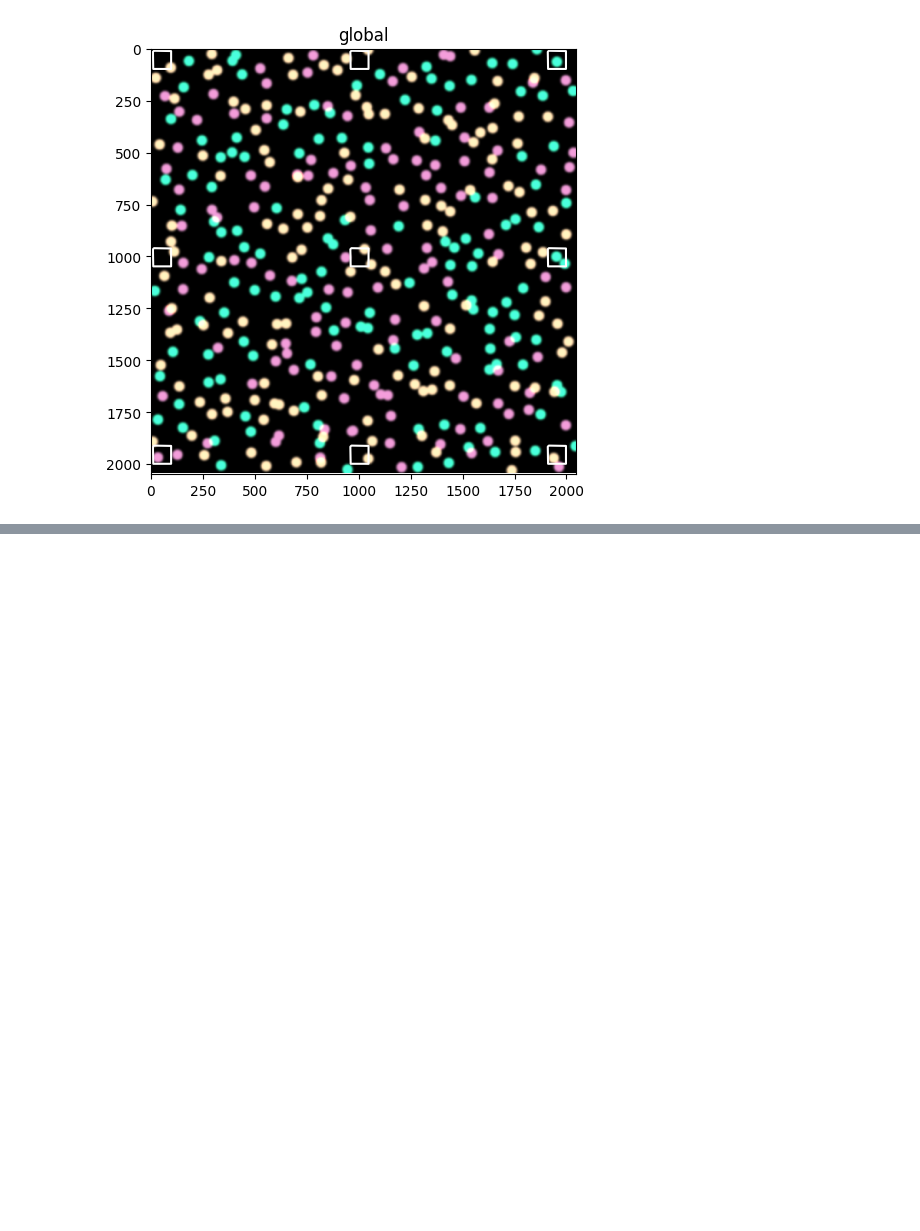
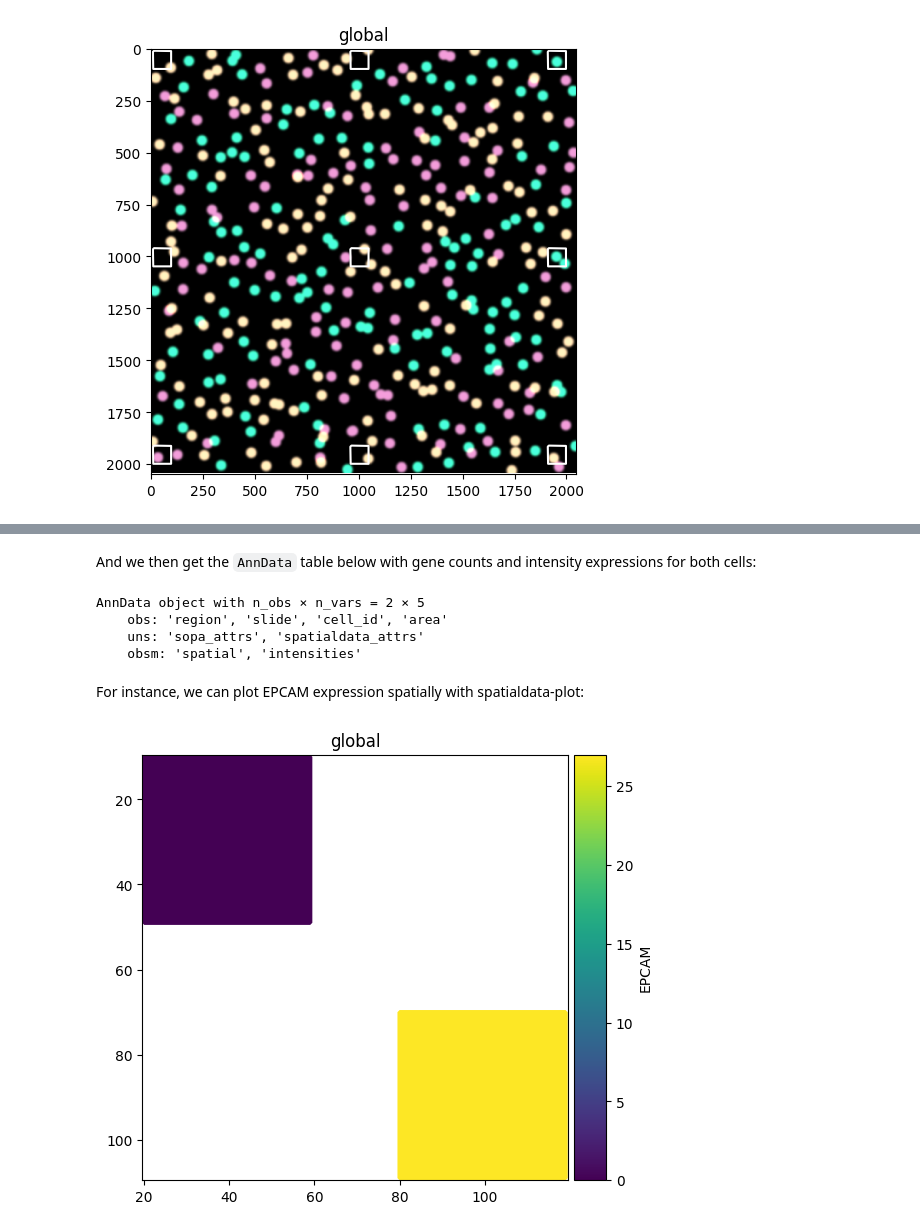
Before and after one commit to psgundla/sopa, a Jupyter notebook: docs/tutorials/custom_segmentation.ipynb, the cells around one changed output, grey strips where cells are left out. Saved outputs shown, nothing was run; the diff lists cells and outputs as text; code cells hidden in the pictures; blank space fills up the shorter version.

```diff
--- a/docs/tutorials/custom_segmentation.ipynb
+++ b/docs/tutorials/custom_segmentation.ipynb
@@ -166,0 +155,4 @@ external_sdata.pl.render_images(image_key).pl.render_shapes(
+# %%
+sdata["my_boundaries"] = gdf
+
+sdata
@@ -166,0 +181,17 @@ external_sdata.pl.render_images(image_key).pl.render_shapes(
+# %% [markdown]
+And we then get the `AnnData` table below with gene counts and intensity expressions for both cells:
+# %%
+adata = sdata["table"]
+
+adata
+# %% [output]
+AnnData object with n_obs × n_vars = 2 × 5
+    obs: 'region', 'slide', 'cell_id', 'area'
+    uns: 'sopa_attrs', 'spatialdata_attrs'
+    obsm: 'spatial', 'intensities'
+# %% [markdown]
+For instance, we can plot EPCAM expression spatially with spatialdata-plot:
+# %%
+sdata.pl.render_shapes(color="EPCAM").pl.show("global")
+# %% [output]
+[figure, added]
```
Also changed, not shown: parts of 18 cells of this notebook, 1 other file.
